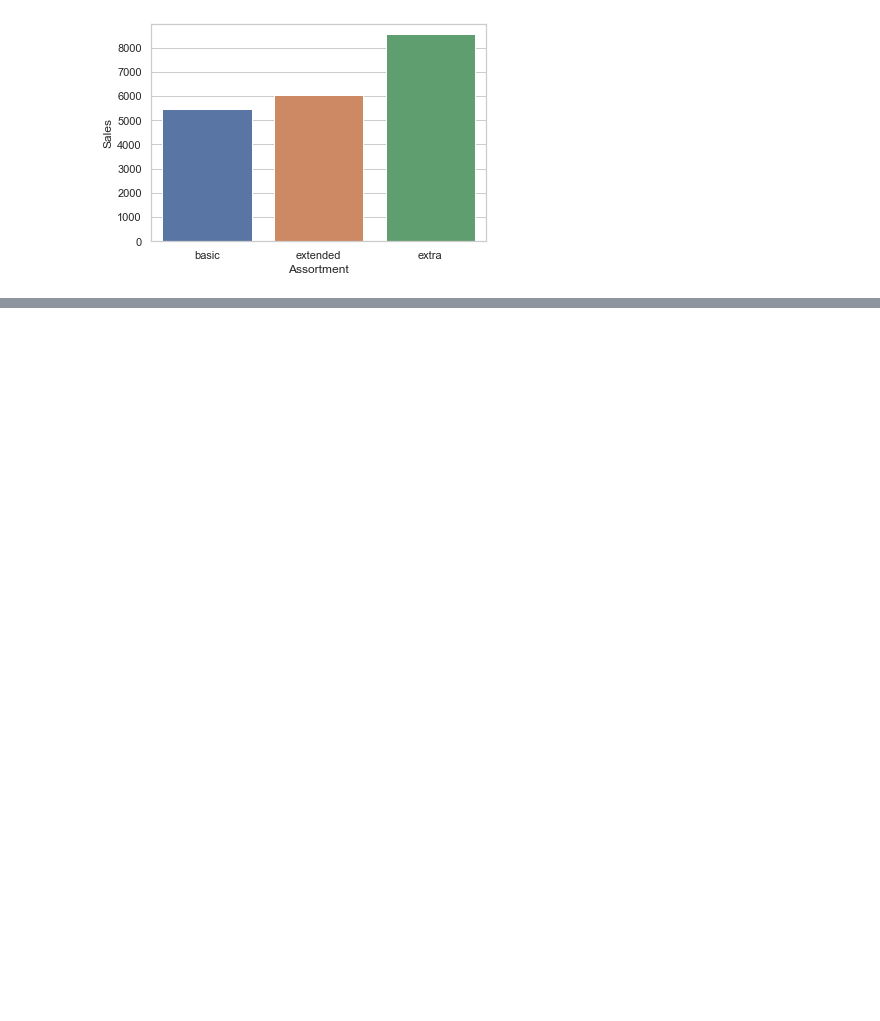
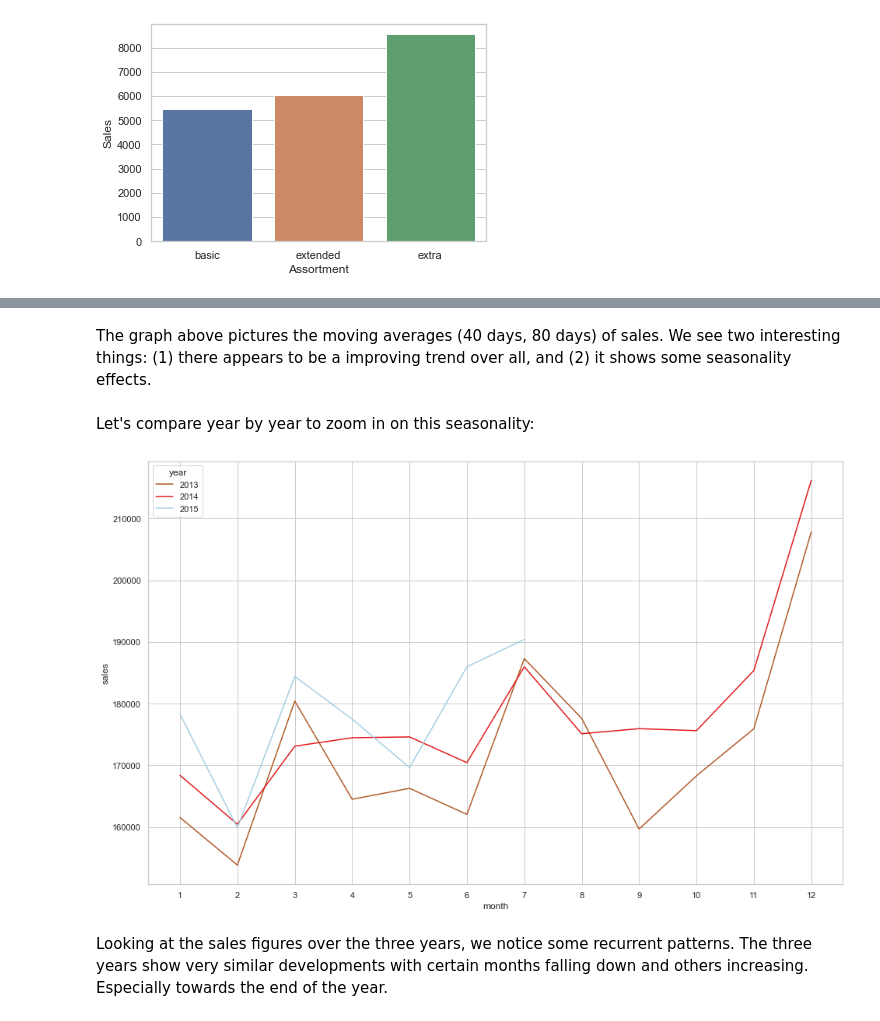
Before and after one commit to Roan-k/Roan-k, a Jupyter notebook: Projects/Sales_sql_project.ipynb, the cells around one changed output, grey strips where cells are left out. Saved outputs shown, nothing was run; the diff lists cells and outputs as text; code cells hidden in the pictures; blank space fills up the shorter version.

```diff
--- a/Projects/Sales_sql_project.ipynb
+++ b/Projects/Sales_sql_project.ipynb
@@ -175,0 +440,15 @@ Name: sales, dtype: float64
+# %% [markdown]
+The graph above pictures the moving averages (40 days, 80 days) of sales. We see two interesting things: (1) there appears to be a improving trend over all, and (2) it shows some seasonality effects.
+# %% [markdown]
+Let's compare year by year to zoom in on this seasonality:
+# %%
+results_df = pd.DataFrame(results, columns = ['sales','date'])
+results_df.date = pd.to_datetime(results_df.date)
+results_df['year'] = results_df.date.dt.year
+results_df['month'] = results_df.date.dt.month
+sns.lineplot(data = results_df, x = 'month', y = 'sales', hue = 'year', estimator = sum, ci = None, palette = 'Paired_r')
+plt.xticks(np.arange(1,13,1));
+# %% [output]
+[figure, added]
+# %% [markdown]
+Looking at the sales figures over the three years, we notice some recurrent patterns. The three years show very similar developments with certain months falling down and others increasing. Especially towards the end of the year.
```
Also changed, not shown: parts of 71 cells of this notebook.
